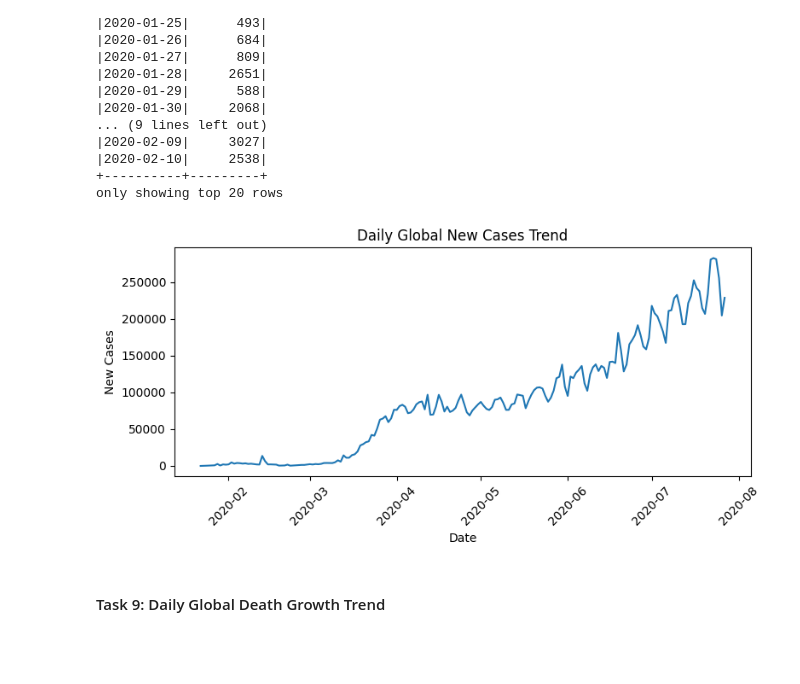
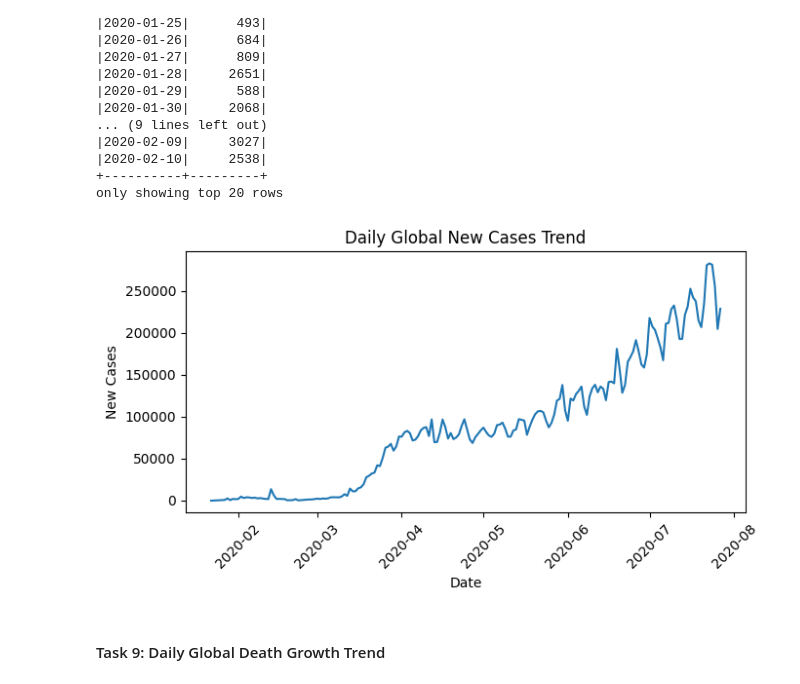
Before and after one commit to vivekdesai1215/Covid-19-Analysis-Pipeline-PySpark, a Jupyter notebook: covid19_analysis_pyspark.ipynb, the cells around one changed output. Saved outputs shown, nothing was run; the diff lists cells and outputs as text; code cells hidden in the pictures; blank space fills up the shorter version.

```diff
--- a/covid19_analysis_pyspark.ipynb
+++ b/covid19_analysis_pyspark.ipynb
@@ -369,21 +369,21 @@ daily_cases_pd = daily_cases.toPandas()
 # %%
 import matplotlib.pyplot as plt
 
-plt.figure(figsize=(8,4))
+plt.figure(figsize=(7,4))
 
 plt.plot(
     daily_cases_pd["Date"],
     daily_cases_pd["New cases"]
 )
 
 plt.xticks(rotation=45)
 plt.title("Daily Global New Cases Trend")
 plt.xlabel("Date")
 plt.ylabel("New Cases")
 plt.tight_layout()
 plt.show()
 # %% [output]
-[figure, old version]
+[figure, new version]
 # %% [markdown]
 #### Task 9: Daily Global Death Growth Trend
 # %%
```
Also changed, not shown: parts of 1 cell of this notebook.
